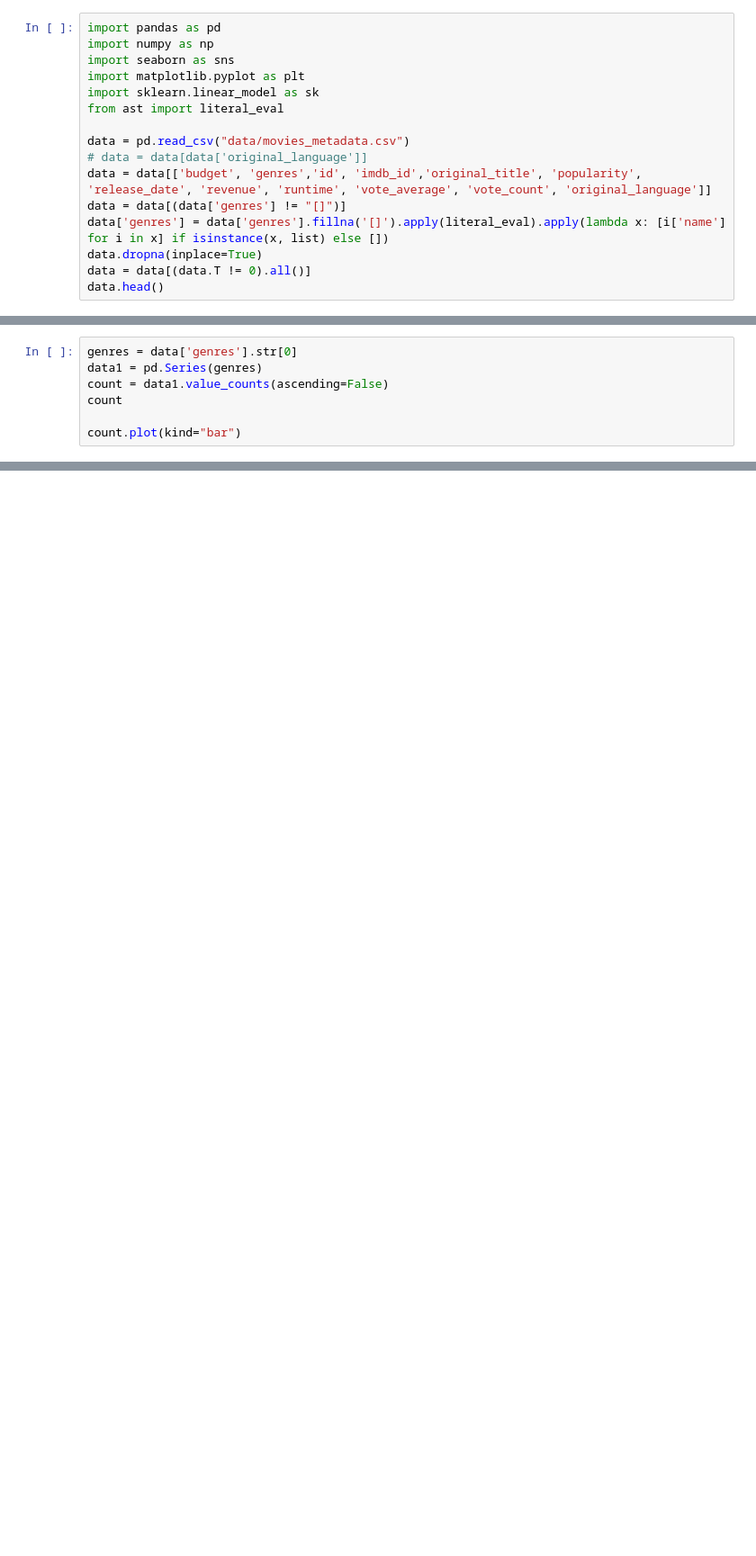
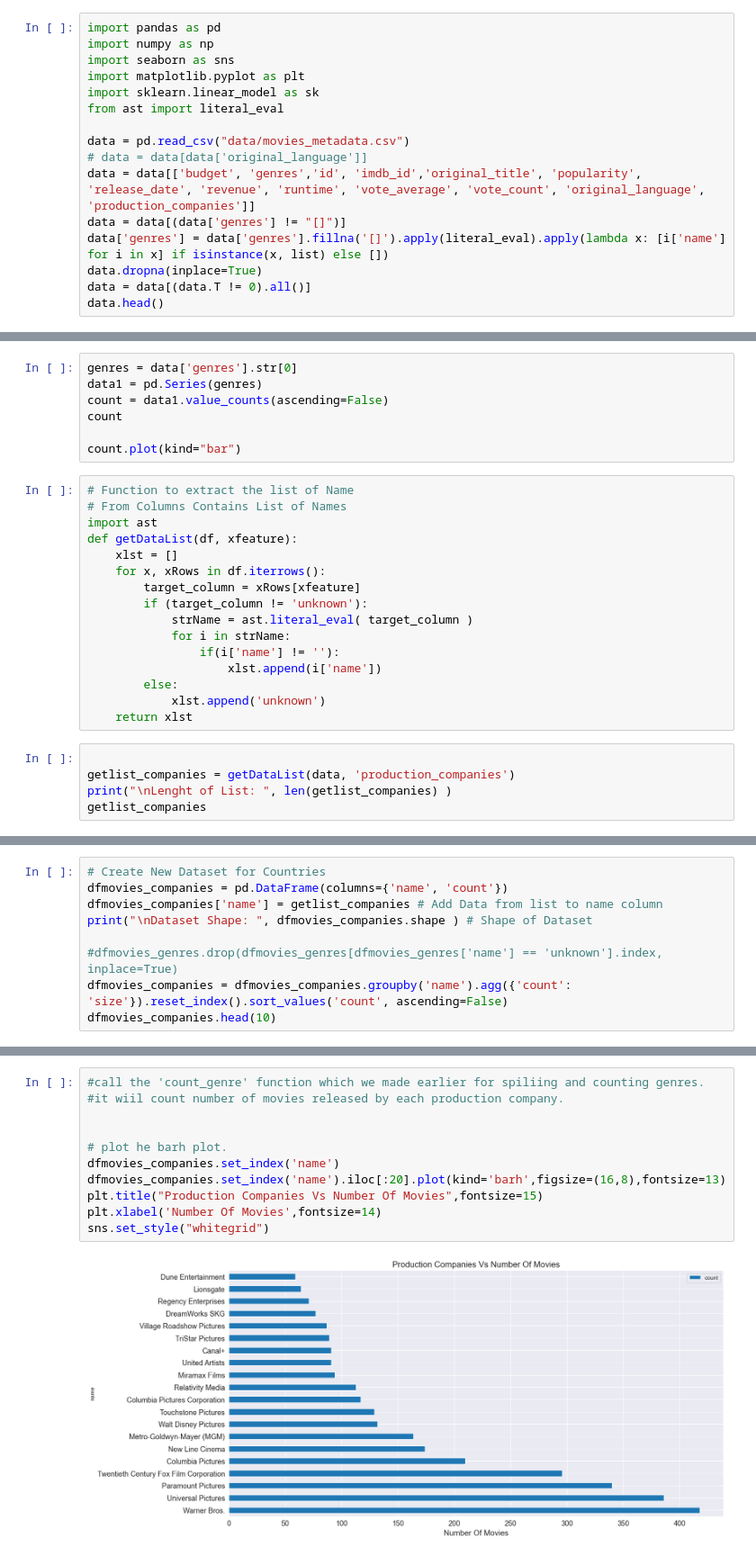
Before and after one commit to MieThorberg/MovieMatch, a Jupyter notebook: MovieRevenueVSBudget.ipynb, the cells around one changed output, grey strips where cells are left out. Shown at 90% size. Drawn from its saved outputs; the diff is of its cells as text; blank space fills up the shorter version.

Commit message:
production company vs revenue

```diff
--- a/MovieRevenueVSBudget.ipynb
+++ b/MovieRevenueVSBudget.ipynb
@@ -8,7 +8,7 @@ from ast import literal_eval
 
 data = pd.read_csv("data/movies_metadata.csv")
 # data = data[data['original_language']]
-data = data[['budget', 'genres','id', 'imdb_id','original_title', 'popularity', 'release_date', 'revenue', 'runtime', 'vote_average', 'vote_count', 'original_language']]
+data = data[['budget', 'genres','id', 'imdb_id','original_title', 'popularity', 'release_date', 'revenue', 'runtime', 'vote_average', 'vote_count', 'original_language', 'production_companies']]
 data = data[(data['genres'] != "[]")]
 data['genres'] = data['genres'].fillna('[]').apply(literal_eval).apply(lambda x: [i['name'] for i in x] if isinstance(x, list) else [])
 data.dropna(inplace=True)
@@ -136,3 +129,24 @@ count = data1.value_counts(ascending=False)
 count
 
 count.plot(kind="bar")
+# %%
+# Function to extract the list of Name
+# From Columns Contains List of Names
+import ast
+def getDataList(df, xfeature):
+    xlst = []
+    for x, xRows in df.iterrows():
+        target_column = xRows[xfeature]
+        if (target_column != 'unknown'):
+            strName = ast.literal_eval( target_column )
+            for i in strName:
+                if(i['name'] != ''):
+                    xlst.append(i['name'])
+        else:
+            xlst.append('unknown')
+    return xlst
+# %%
+
+getlist_companies = getDataList(data, 'production_companies')
+print("\nLenght of List: ", len(getlist_companies) )
+getlist_companies
@@ -138,0 +172,9 @@ count.plot(kind="bar")
+# %%
+# Create New Dataset for Countries
+dfmovies_companies = pd.DataFrame(columns={'name', 'count'})
+dfmovies_companies['name'] = getlist_companies # Add Data from list to name column
+print("\nDataset Shape: ", dfmovies_companies.shape ) # Shape of Dataset
+
+#dfmovies_genres.drop(dfmovies_genres[dfmovies_genres['name'] == 'unknown'].index, inplace=True)
+dfmovies_companies = dfmovies_companies.groupby('name').agg({'count': 'size'}).reset_index().sort_values('count', ascending=False)
+dfmovies_companies.head(10)
@@ -138,0 +194,13 @@ count.plot(kind="bar")
+# %%
+#call the 'count_genre' function which we made earlier for spiliing and counting genres.
+#it wiil count number of movies released by each production company.
+
+
+# plot he barh plot.
+dfmovies_companies.set_index('name')
+dfmovies_companies.set_index('name').iloc[:20].plot(kind='barh',figsize=(16,8),fontsize=13)
+plt.title("Production Companies Vs Number Of Movies",fontsize=15)
+plt.xlabel('Number Of Movies',fontsize=14)
+sns.set_style("whitegrid")
+# %% [output]
+[figure, added]
```
Also changed, not shown: parts of 11 cells of this notebook.
